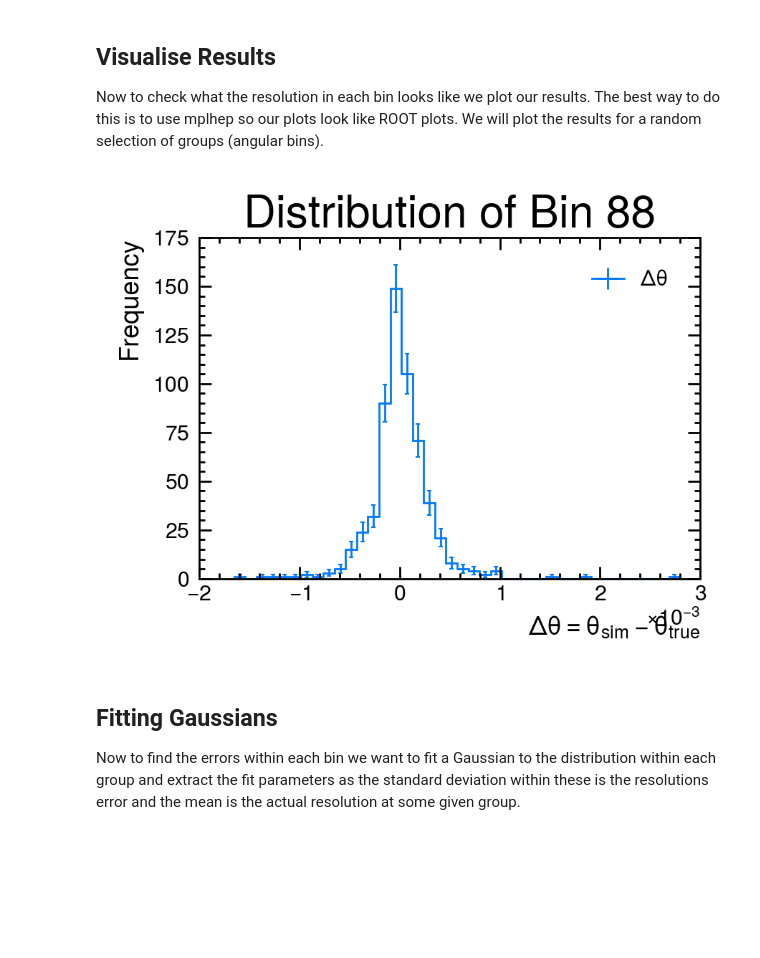
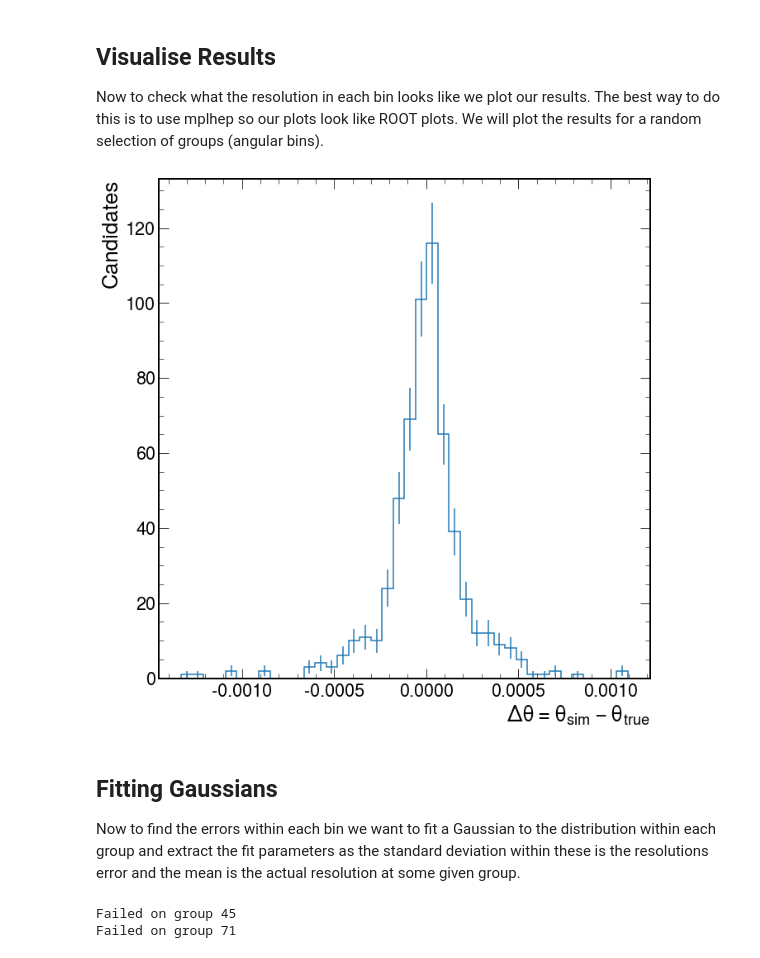
Before and after one commit to ChandlerKenworthy/Y4RareDecayProject, a Jupyter notebook: detector_resolution/NewAngularResolution.ipynb, the cells around one changed output. Cells and saved outputs as stored; diff of their text form; code cells hidden in the pictures; blank space fills up the shorter version.

Commit message:
Made plots for the muon angular resolution

```diff
--- a/detector_resolution/NewAngularResolution.ipynb
+++ b/detector_resolution/NewAngularResolution.ipynb
@@ -12,7 +12,7 @@ np.random.seed(0)
 # Set random seed for reproducibility
 # %%
 sname = "/disk/moose/lhcb/djdt/Lb2L1520mueTuples/MC/2016MD/fullSampleOct2021/job207-CombDVntuple-15314000-MC2016MD_Full-pKmue-MC.root"
-lepton = 'L2'
+lepton = 'L1'
 
 fts = ['Lb_BKGCAT', f'{lepton}_TRUEP_Z', f'{lepton}_PZ', f'{lepton}_TRUEPT', f'{lepton}_PT']
 
@@ -99,20 +96,21 @@ internal_bins = 40
 # Set the number of bins to use within in master bin
 # %%
 # Pick a random group
-data = g.get_group(np.random.choice(df['TRUE_Theta_Bin'].to_numpy(), 1)[0])
+#data = g.get_group(np.random.choice(df['TRUE_Theta_Bin'].to_numpy(), 1)[0])
+data = g.get_group(64)
 h, bins = np.histogram(data[f'{lepton}_D_Theta'], bins=internal_bins)
 
 # Make the plot
-fig, ax = plt.subplots(1, 1, figsize=(9, 7))
-ax.set_title(f"Distribution of Bin {data['TRUE_Theta_Bin'].unique()[0]}")
-hep.histplot(h, bins, yerr=np.sqrt(h), ax=ax, label=r'$\Delta\theta$')
-ax.set_xlabel(r'$\Delta\theta=\theta_{sim}-\theta_{true}$')
-ax.set_ylabel('Frequency')
-ax.legend()
+fig, ax = plt.subplots(1, 1)
+#ax.set_title(f"Distribution of Bin {data['TRUE_Theta_Bin'].unique()[0]}")
+hep.histplot(h, bins, yerr=np.sqrt(h), ax=ax)
+plt.xlabel(r'$\Delta\theta=\theta_{sim}-\theta_{true}$')
+plt.ylabel('Candidates')
+plt.savefig('../images/Resolution/MuonAngularResolutionBin64.png')
 plt.tight_layout()
 plt.show()
 # %% [output]
-[figure, old version]
+[figure, new version]
 # %% [markdown]
 ## Fitting Gaussians
 Now to find the errors within each bin we want to fit a Gaussian to the distribution within each group and extract the fit parameters as the standard deviation within these is the resolutions error and the mean is the actual resolution at some given group.
@@ -133,6 +131,9 @@ for i, group in enumerate(g):
     except RuntimeError:
         print(f'Failed on group {i}')
         params.append(([0, 0, 0], [0, 0, 0]))
+# %% [output]
+Failed on group 45
+Failed on group 71
 # %%
 x = np.array([np.mean(grp[1][f'{lepton}_TRUE_Theta']) for grp in g])
 y = np.abs(np.array([p[0][2] for p in params])*1e3)
```
Also changed, not shown: parts of 7 cells of this notebook.
